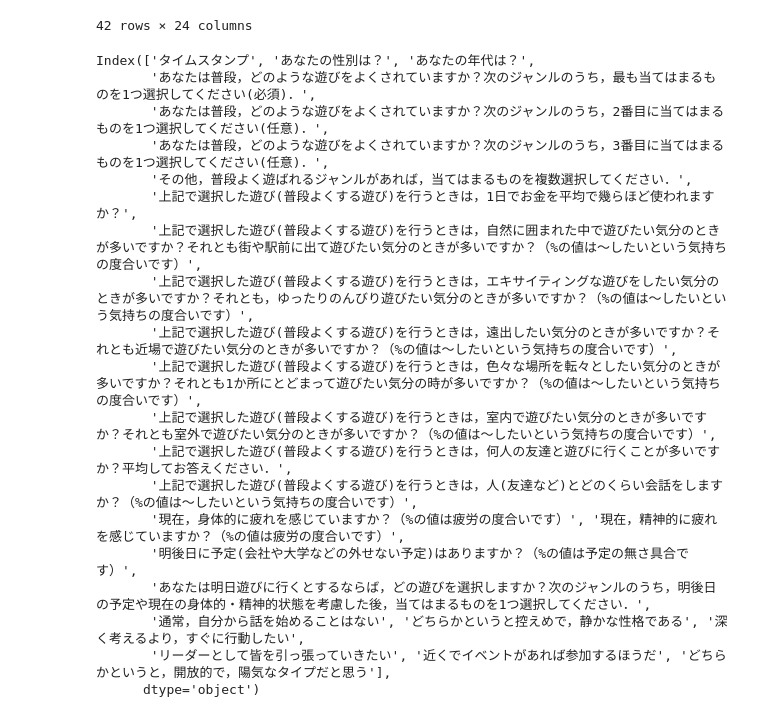
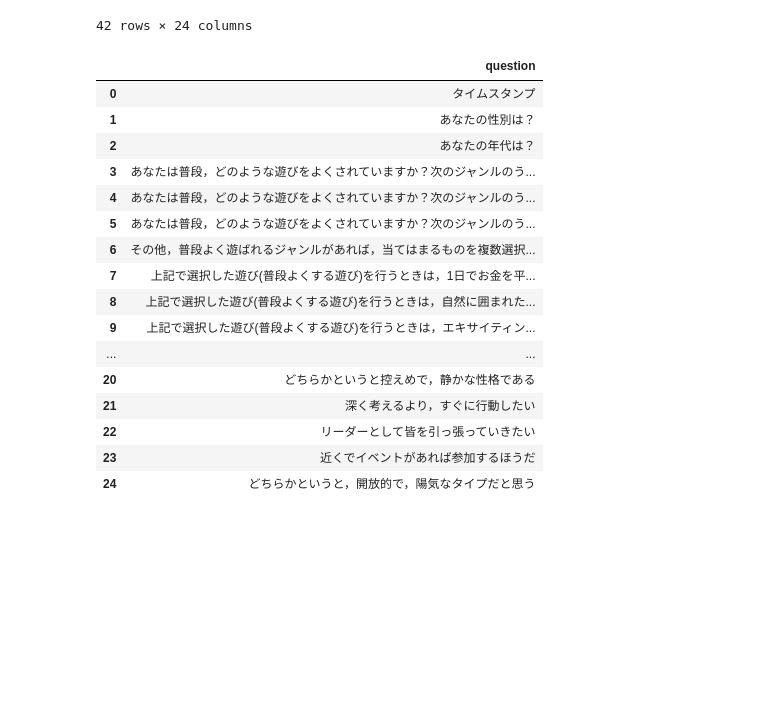
Before and after one commit to yamamoto-yuta/hangout-manager, a Jupyter notebook: src/01_convert_stoi.ipynb, the cells around one changed output. Saved outputs shown, nothing was run; the diff lists cells and outputs as text; code cells hidden in the pictures; blank space fills up the shorter version.

Commit message:
[Add] question_list.csv

```diff
--- a/src/01_convert_stoi.ipynb
+++ b/src/01_convert_stoi.ipynb
@@ -12,6 +12,7 @@ import pandas as pd
 # 回答結果
 input_path = '/home/csv/answers_2020-08-11-1656.csv'
 output_path = '/home/csv/answers_int_2020-08-11-1656.csv'
+question_list_path = '/home/csv/question_list.csv'
 # %%
 # 回答結果を読み込み
 df_csv = pd.read_csv(input_path)
@@ -84,25 +85,27 @@ df_csv.iloc[:, 1:]
 # %%
 # 数値情報に変換した回答結果を保存
 df_csv.iloc[:, 1:].to_csv(output_path, index=False)
-# %%
-questions
-# %% [output]
-Index(['タイムスタンプ', 'あなたの性別は？', 'あなたの年代は？',
-       'あなたは普段，どのような遊びをよくされていますか？次のジャンルのうち，最も当てはまるものを1つ選択してください(必須)．',
-       'あなたは普段，どのような遊びをよくされていますか？次のジャンルのうち，2番目に当てはまるものを1つ選択してください(任意)．',
-       'あなたは普段，どのような遊びをよくされていますか？次のジャンルのうち，3番目に当てはまるものを1つ選択してください(任意)．',
-       'その他，普段よく遊ばれるジャンルがあれば，当てはまるものを複数選択してください．',
-       '上記で選択した遊び(普段よくする遊び)を行うときは，1日でお金を平均で幾らほど使われますか？',
-       '上記で選択した遊び(普段よくする遊び)を行うときは，自然に囲まれた中で遊びたい気分のときが多いですか？それとも街や駅前に出て遊びたい気分のときが多いですか？（%の値は～したいという気持ちの度合いです）',
-       '上記で選択した遊び(普段よくする遊び)を行うときは，エキサイティングな遊びをしたい気分のときが多いですか？それとも，ゆったりのんびり遊びたい気分のときが多いですか？（%の値は～したいという気持ちの度合いです）',
-       '上記で選択した遊び(普段よくする遊び)を行うときは，遠出したい気分のときが多いですか？それとも近場で遊びたい気分のときが多いですか？（%の値は～したいという気持ちの度合いです）',
-       '上記で選択した遊び(普段よくする遊び)を行うときは，色々な場所を転々としたい気分のときが多いですか？それとも1か所にとどまって遊びたい気分の時が多いですか？（%の値は～したいという気持ちの度合いです）',
-       '上記で選択した遊び(普段よくする遊び)を行うときは，室内で遊びたい気分のときが多いですか？それとも室外で遊びたい気分のときが多いですか？（%の値は～したいという気持ちの度合いです）',
-       '上記で選択した遊び(普段よくする遊び)を行うときは，何人の友達と遊びに行くことが多いですか？平均してお答えください．',
-       '上記で選択した遊び(普段よくする遊び)を行うときは，人(友達など)とどのくらい会話をしますか？（%の値は～したいという気持ちの度合いです）',
-       '現在，身体的に疲れを感じていますか？（%の値は疲労の度合いです）', '現在，精神的に疲れを感じていますか？（%の値は疲労の度合いです）',
-       '明後日に予定(会社や大学などの外せない予定)はありますか？（%の値は予定の無さ具合です）',
-       'あなたは明日遊びに行くとするならば，どの遊びを選択しますか？次のジャンルのうち，明後日の予定や現在の身体的・精神的状態を考慮した後，当てはまるものを1つ選択してください．',
-       '通常，自分から話を始めることはない', 'どちらかというと控えめで，静かな性格である', '深く考えるより，すぐに行動したい',
-       'リーダーとして皆を引っ張っていきたい', '近くでイベントがあれば参加するほうだ', 'どちらかというと，開放的で，陽気なタイプだと思う'],
-      dtype='object')
+# %%
+# 質問文一覧
+df_questions = pd.DataFrame(questions, columns=['question'])
+df_questions.to_csv(question_list_path, index=False)
+
+df_questions
+# %% [output]
+|  | question |
+| 0 | タイムスタンプ |
+| 1 | あなたの性別は？ |
+| 2 | あなたの年代は？ |
+| 3 | あなたは普段，どのような遊びをよくされていますか？次のジャンルのう... |
+| 4 | あなたは普段，どのような遊びをよくされていますか？次のジャンルのう... |
+| 5 | あなたは普段，どのような遊びをよくされていますか？次のジャンルのう... |
+| 6 | その他，普段よく遊ばれるジャンルがあれば，当てはまるものを複数選択... |
+| 7 | 上記で選択した遊び(普段よくする遊び)を行うときは，1日でお金を平... |
+| 8 | 上記で選択した遊び(普段よくする遊び)を行うときは，自然に囲まれた... |
+| 9 | 上記で選択した遊び(普段よくする遊び)を行うときは，エキサイティン... |
+| ... | ... |
+| 20 | どちらかというと控えめで，静かな性格である |
+| 21 | 深く考えるより，すぐに行動したい |
+| 22 | リーダーとして皆を引っ張っていきたい |
+| 23 | 近くでイベントがあれば参加するほうだ |
+| 24 | どちらかというと，開放的で，陽気なタイプだと思う |
```
Also changed, not shown: 2 other files.
